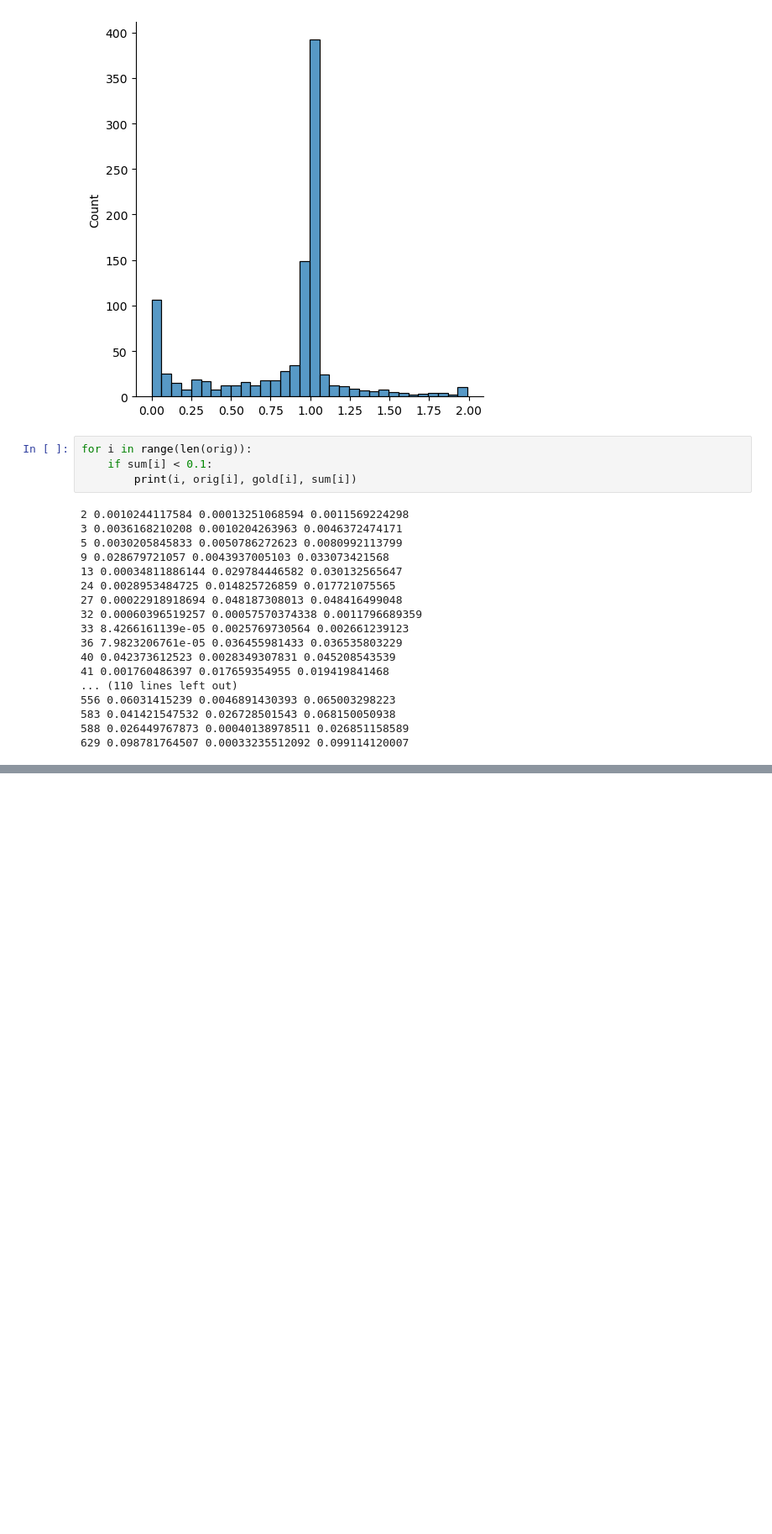
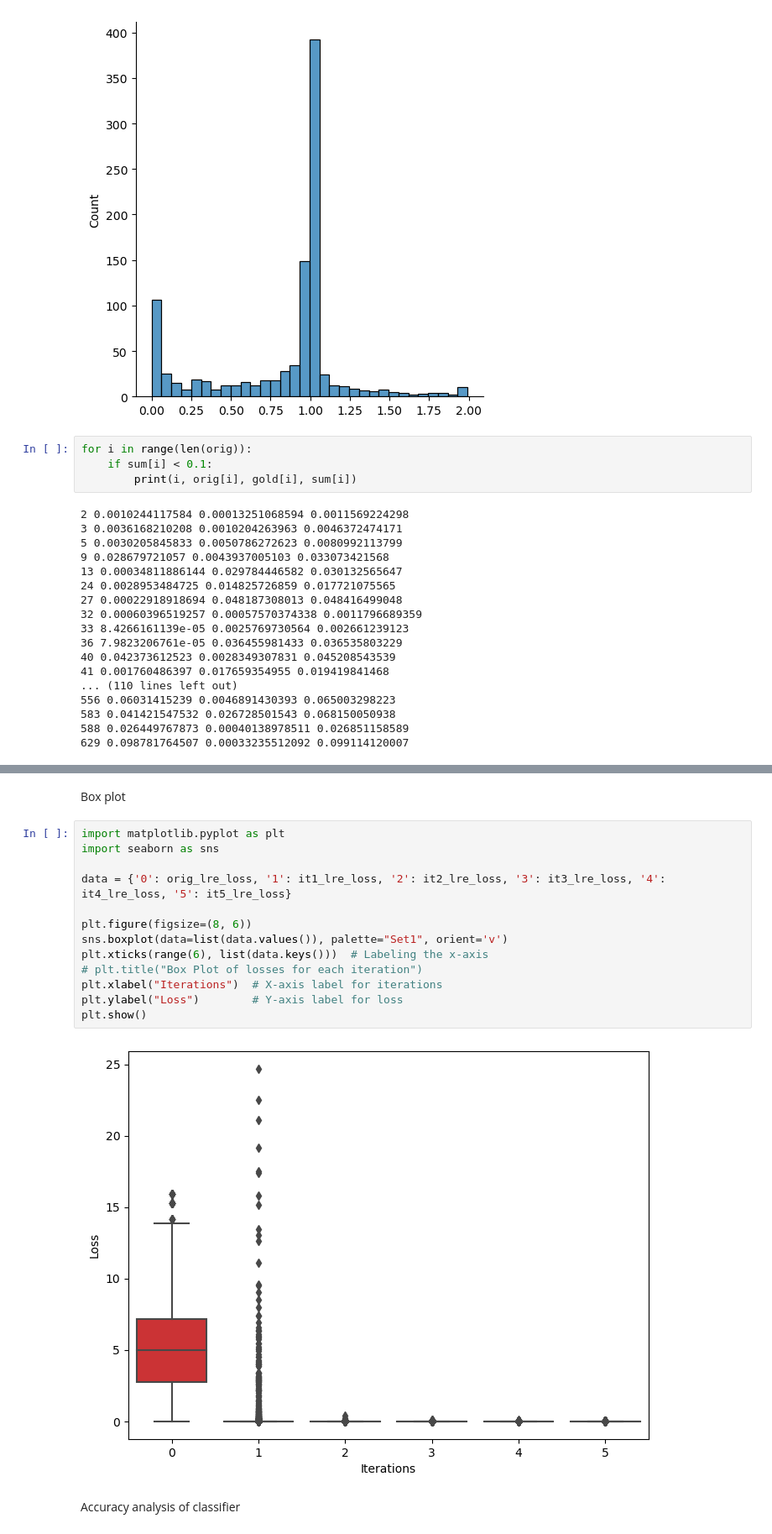
Before and after one commit to beyondgodlyk/XLM, a Jupyter notebook: analysis.ipynb, the cells around one changed output, grey strips where cells are left out. Shown: that part at 84% size. Saved outputs shown, nothing was run; the diff lists cells and outputs as text; blank space fills up the shorter version.

```diff
--- a/analysis.ipynb
+++ b/analysis.ipynb
@@ -53,0 +105,19 @@ for i in range(len(orig)):
+# %% [markdown]
+Box plot
+# %%
+import matplotlib.pyplot as plt
+import seaborn as sns
+
+data = {'0': orig_lre_loss, '1': it1_lre_loss, '2': it2_lre_loss, '3': it3_lre_loss, '4': it4_lre_loss, '5': it5_lre_loss}
+
+plt.figure(figsize=(8, 6))
+sns.boxplot(data=list(data.values()), palette="Set1", orient='v')
+plt.xticks(range(6), list(data.keys()))  # Labeling the x-axis
+# plt.title("Box Plot of losses for each iteration")
+plt.xlabel("Iterations")  # X-axis label for iterations
+plt.ylabel("Loss")        # Y-axis label for loss
+plt.show()
+# %% [output]
+[figure, added]
+# %% [markdown]
+Accuracy analysis of classifier
```
Also changed, not shown: parts of 21 cells of this notebook.
